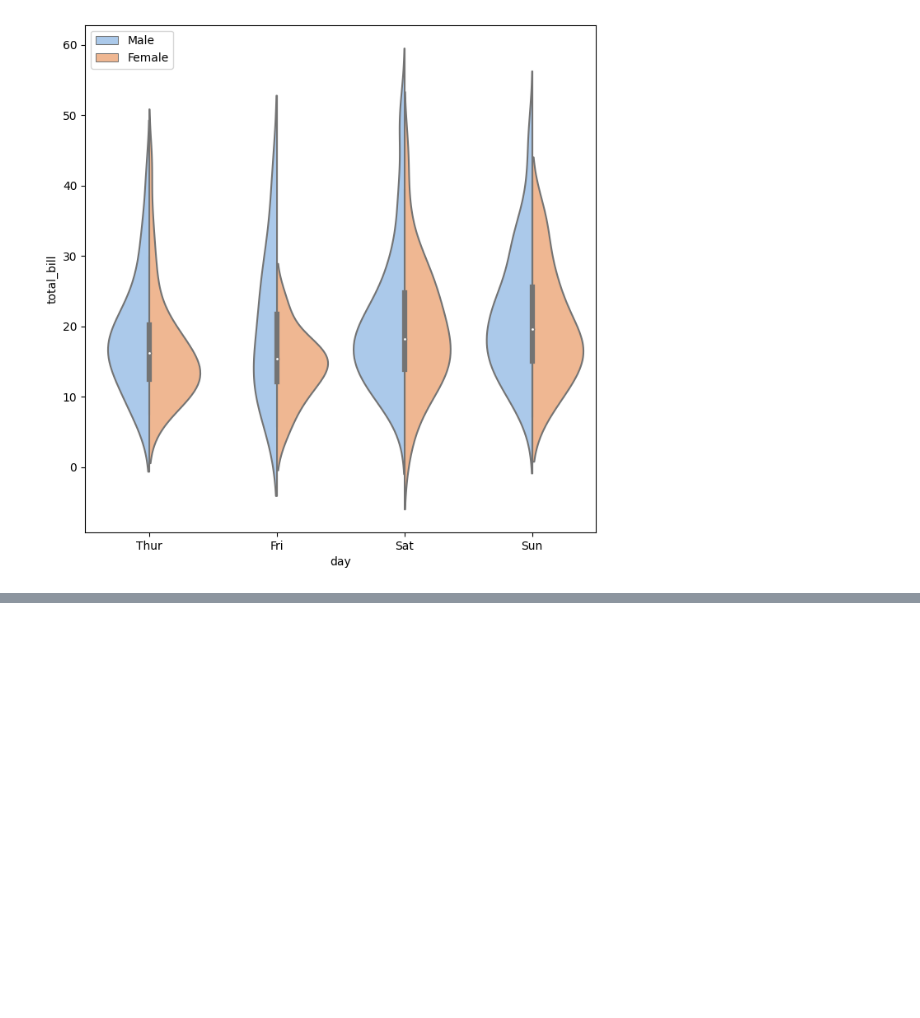
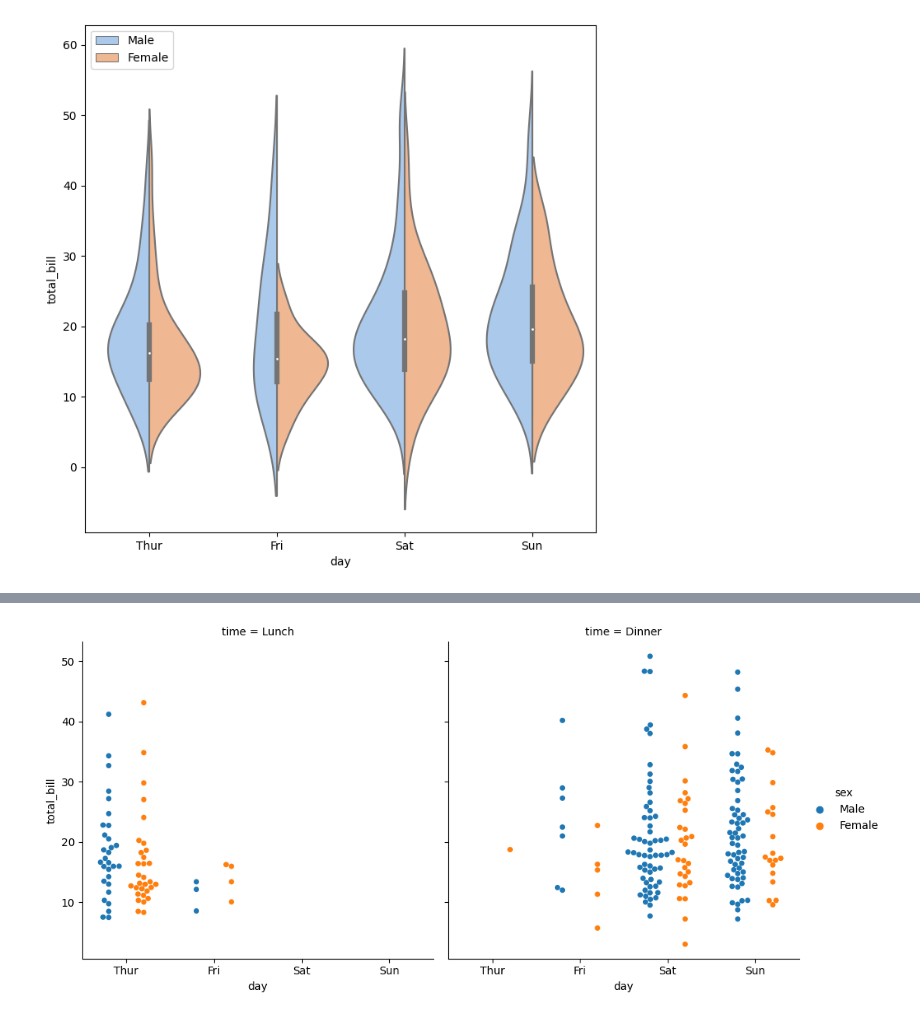
Before and after one commit to AngelDHackerman/fullDataSciencePath, a Jupyter notebook: basico_visualizacion_datos_matplotlib_seaborn/seaborn_examples/categoricos.ipynb, the cells around one changed output, grey strips where cells are left out. Drawn from its saved outputs; the diff is of its cells as text; code cells hidden in the pictures; blank space fills up the shorter version.

Commit message:
usando catplot como el comodin para ver graficos

```diff
--- a/basico_visualizacion_datos_matplotlib_seaborn/seaborn_examples/categoricos.ipynb
+++ b/basico_visualizacion_datos_matplotlib_seaborn/seaborn_examples/categoricos.ipynb
@@ -66,0 +72,7 @@ plt.show()
+# %%
+  # ? catplot(), es el 'comodin' para los graficos, en el parametro kind='' le podemos decir que grafico preferimos
+  # ? el parametro col='time', muestra como se comporta el grafico en el almuerzo como en la cena
+sns.catplot(data=tips, x='day', y='total_bill', hue='sex', dodge=True, kind='swarm', col='time')
+plt.show()
+# %% [output]
+[figure, added]
```
Also changed, not shown: parts of 2 cells of this notebook.
